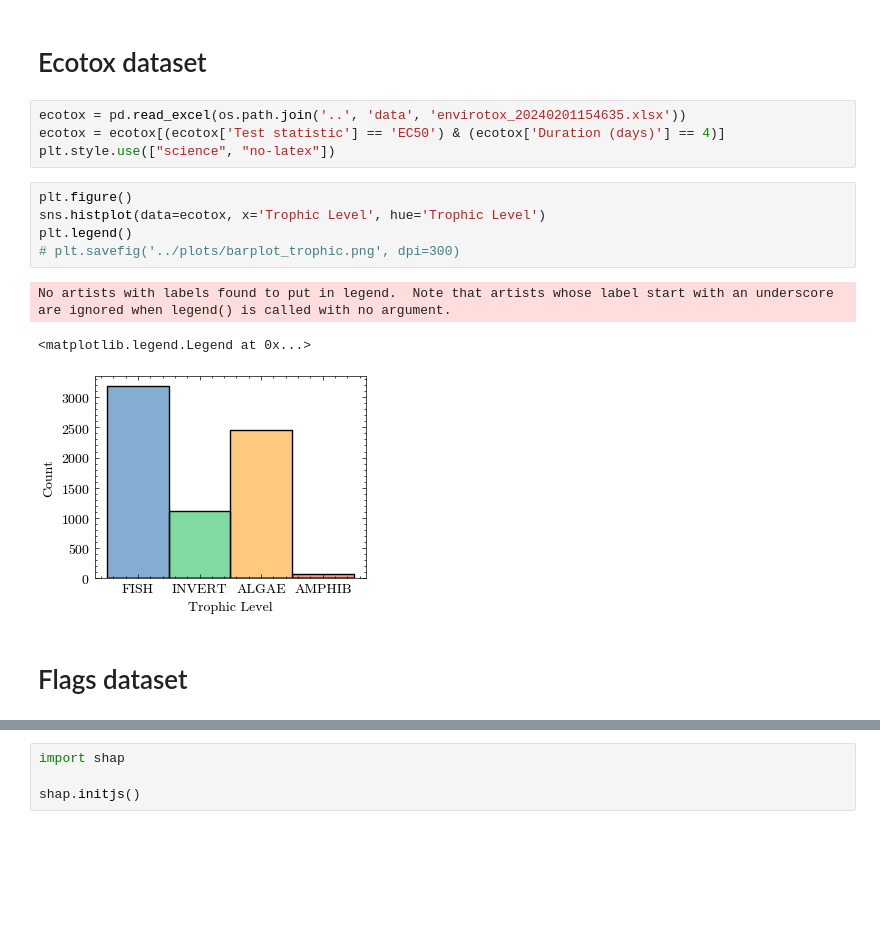
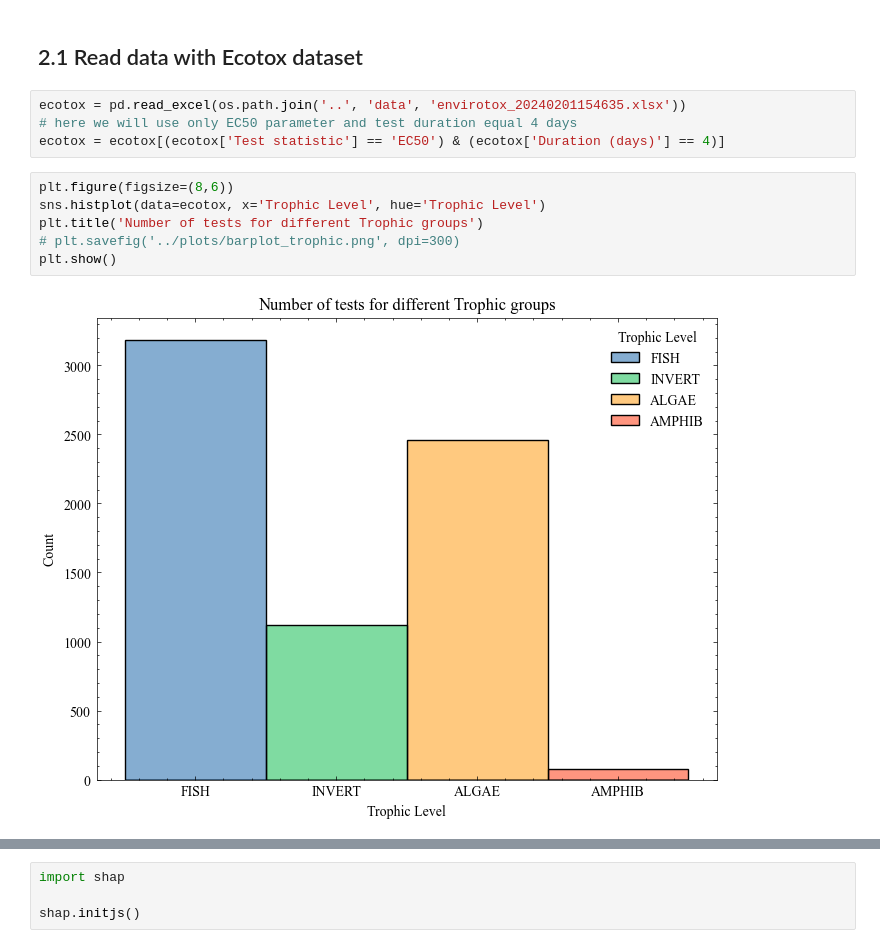
Before and after one commit to pyMakSid/EcoToxicityMachineLearning, a Jupyter notebook: notebooks/2. Classification.ipynb, the cells around one changed output, grey strips where cells are left out. Saved outputs shown, nothing was run; the diff lists cells and outputs as text; blank space fills up the shorter version.

```diff
--- a/notebooks/1. Classification.ipynb
+++ b/notebooks/2. Classification.ipynb
@@ -35,19 +32,16 @@ import scienceplots
 plt.style.use(["science", "no-latex"])
 plt.rcParams["font.family"] = "Times New Roman"
 # %% [markdown]
-# Ecotox dataset
+## 2.1 Read data with Ecotox dataset
 # %%
 ecotox = pd.read_excel(os.path.join('..', 'data', 'envirotox_20240201154635.xlsx'))
+# here we will use only EC50 parameter and test duration equal 4 days
 ecotox = ecotox[(ecotox['Test statistic'] == 'EC50') & (ecotox['Duration (days)'] == 4)]
-plt.style.use(["science", "no-latex"])
 # %%
-plt.figure()
+plt.figure(figsize=(8,6))
 sns.histplot(data=ecotox, x='Trophic Level', hue='Trophic Level')
-plt.legend()
+plt.title('Number of tests for different Trophic groups')
 # plt.savefig('../plots/barplot_trophic.png', dpi=300)
+plt.show()
 # %% [output]
-No artists with labels found to put in legend.  Note that artists whose label start with an underscore are ignored when legend() is called with no argument.
-<matplotlib.legend.Legend at 0x...>
-[figure, old version]
+[figure, new version]
-# %% [markdown]
-# Flags dataset
```
Also changed, not shown: parts of 29 cells of this notebook, 13 other files.
